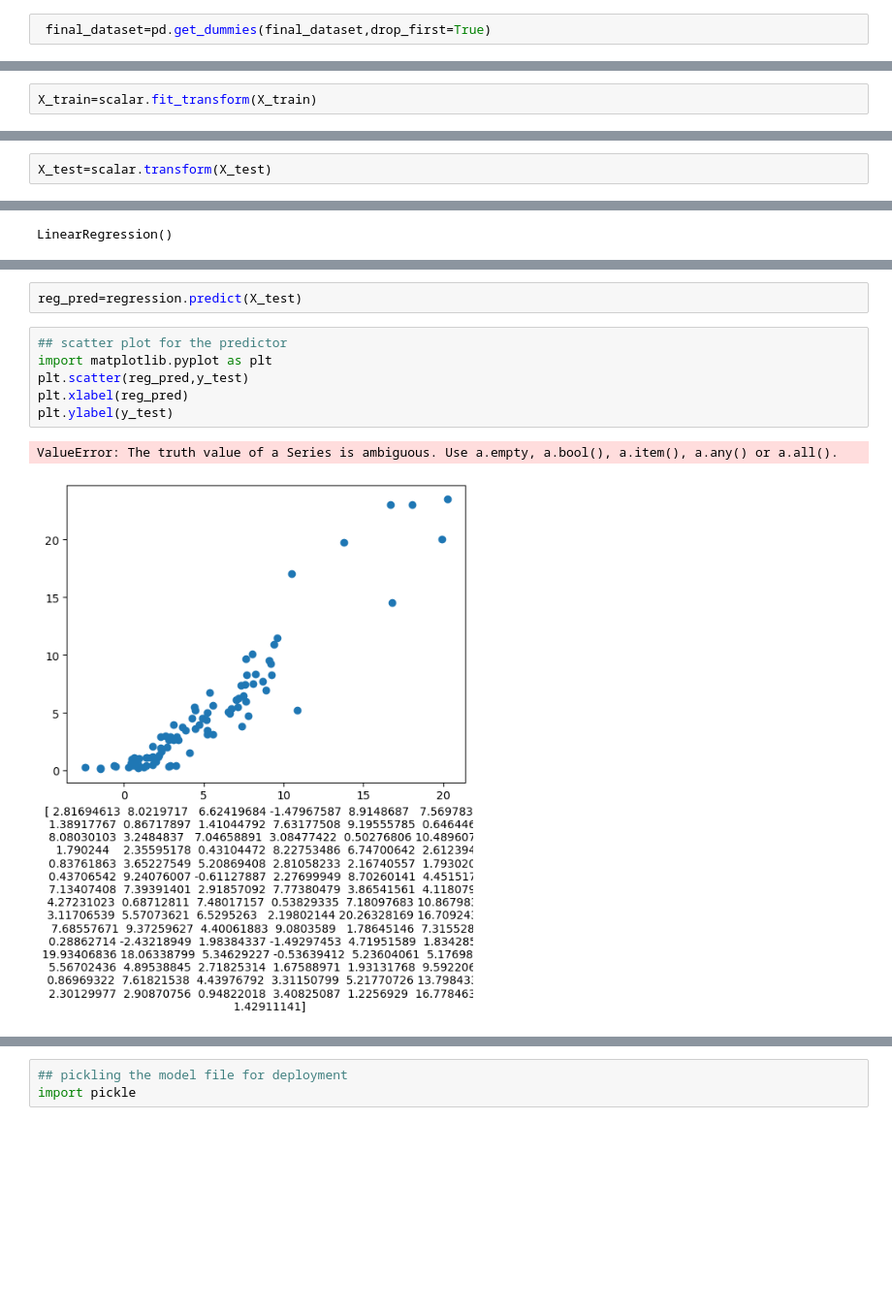
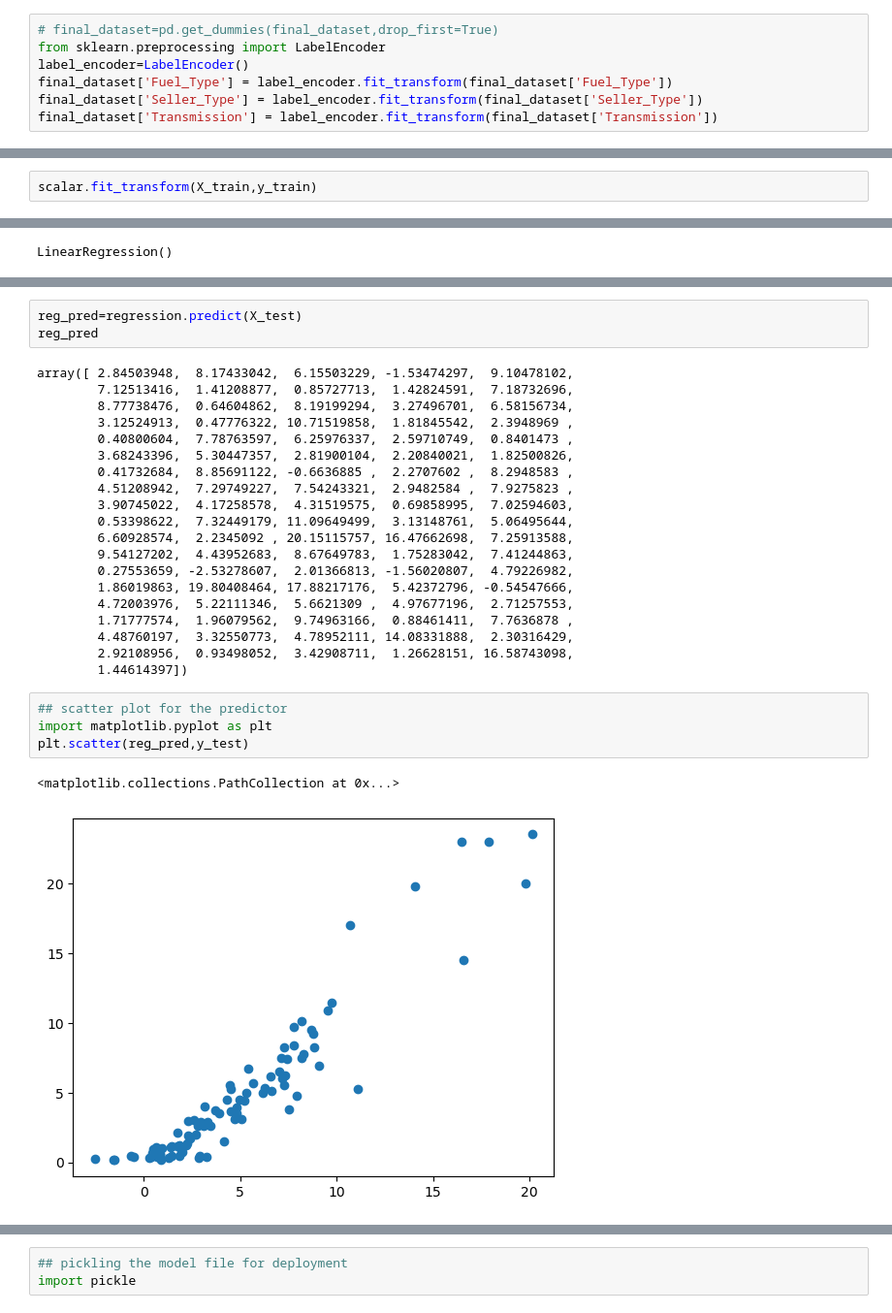
Before and after one commit to JunedAkram07/Car-Selling-Price, a Jupyter notebook: car_selling .ipynb, the cells around one changed output, grey strips where cells are left out. Shown: that part at 97% size. Drawn from its saved outputs; the diff is of its cells as text; blank space fills up the shorter version.

```diff
--- a/car_selling .ipynb
+++ b/car_selling .ipynb
@@ -126,5 +126,10 @@ final_dataset.head()
 | 3 | 2.85 | 4.15 | 5200 | Petrol | Dealer | Manual | 0 | 12 |
 | 4 | 4.60 | 6.87 | 42450 | Diesel | Dealer | Manual | 0 | 9 |
 # %%
- final_dataset=pd.get_dummies(final_dataset,drop_first=True)
+# final_dataset=pd.get_dummies(final_dataset,drop_first=True)
+from sklearn.preprocessing import LabelEncoder
+label_encoder=LabelEncoder()
+final_dataset['Fuel_Type'] = label_encoder.fit_transform(final_dataset['Fuel_Type'])
+final_dataset['Seller_Type'] = label_encoder.fit_transform(final_dataset['Seller_Type'])
+final_dataset['Transmission'] = label_encoder.fit_transform(final_dataset['Transmission'])
 # %%
@@ -217,4 +242,4 @@ X_train,X_test,y_train,y_test=train_test_split(x,y,test_size=0.3,random_state=42
 from sklearn.preprocessing import StandardScaler
 scalar=StandardScaler()
 # %%
-X_train=scalar.fit_transform(X_train)
+scalar.fit_transform(X_train,y_train)
@@ -221,2 +259,0 @@ X_train=scalar.fit_transform(X_train)
-# %%
-X_test=scalar.transform(X_test)
@@ -271,14 +291,33 @@ print(regression.coef_)
 # %%
 reg_pred=regression.predict(X_test)
+reg_pred
+# %% [output]
+array([ 2.84503948,  8.17433042,  6.15503229, -1.53474297,  9.10478102,
+        7.12513416,  1.41208877,  0.85727713,  1.42824591,  7.18732696,
+        8.77738476,  0.64604862,  8.19199294,  3.27496701,  6.58156734,
+        3.12524913,  0.47776322, 10.71519858,  1.81845542,  2.3948969 ,
+        0.40800604,  7.78763597,  6.25976337,  2.59710749,  0.8401473 ,
+        3.68243396,  5.30447357,  2.81900104,  2.20840021,  1.82500826,
+        0.41732684,  8.85691122, -0.6636885 ,  2.2707602 ,  8.2948583 ,
+        4.51208942,  7.29749227,  7.54243321,  2.9482584 ,  7.9275823 ,
+        3.90745022,  4.17258578,  4.31519575,  0.69858995,  7.02594603,
+        0.53398622,  7.32449179, 11.09649499,  3.13148761,  5.06495644,
+        6.60928574,  2.2345092 , 20.15115757, 16.47662698,  7.25913588,
+        9.54127202,  4.43952683,  8.67649783,  1.75283042,  7.41244863,
+        0.27553659, -2.53278607,  2.01366813, -1.56020807,  4.79226982,
+        1.86019863, 19.80408464, 17.88217176,  5.42372796, -0.54547666,
+        4.72003976,  5.22111346,  5.6621309 ,  4.97677196,  2.71257553,
+        1.71777574,  1.96079562,  9.74963166,  0.88461411,  7.7636878 ,
+        4.48760197,  3.32550773,  4.78952111, 14.08331888,  2.30316429,
+        2.92108956,  0.93498052,  3.42908711,  1.26628151, 16.58743098,
+        1.44614397])
 # %%
 ## scatter plot for the predictor
 import matplotlib.pyplot as plt
 plt.scatter(reg_pred,y_test)
-plt.xlabel(reg_pred)
-plt.ylabel(y_test)
 # %% [output]
-ValueError: The truth value of a Series is ambiguous. Use a.empty, a.bool(), a.item(), a.any() or a.all().
+<matplotlib.collections.PathCollection at 0x...>
-[figure, old version]
+[figure, new version]
 # %%
 ## residual error
 residuals=y_test-reg_pred
```
Also changed, not shown: parts of 22 cells of this notebook, 4 other files.
